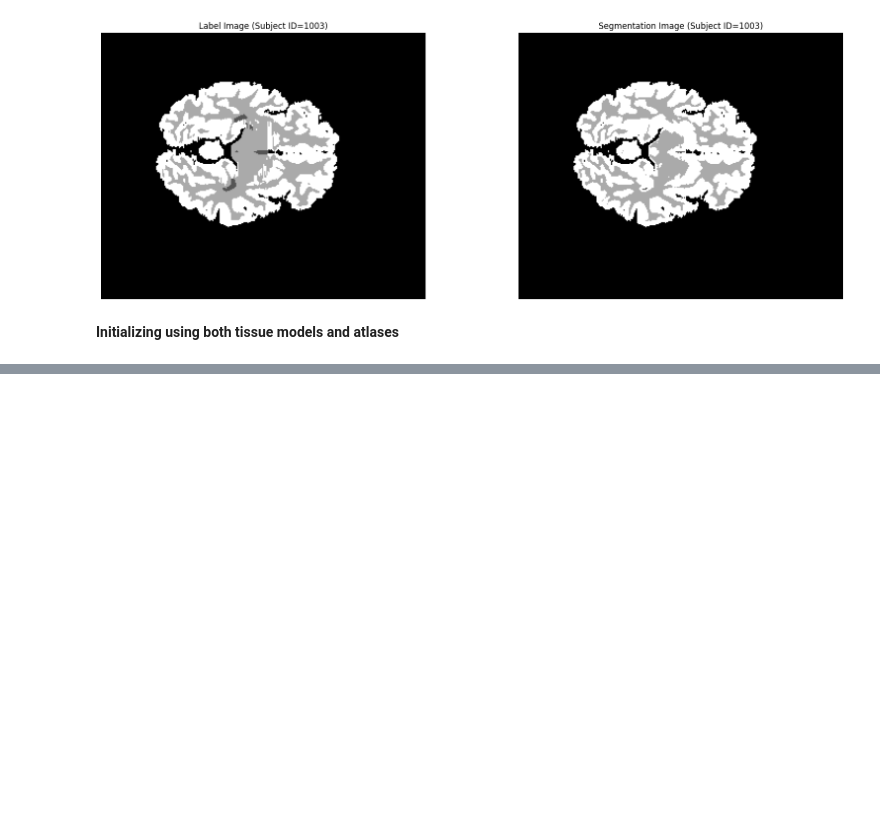
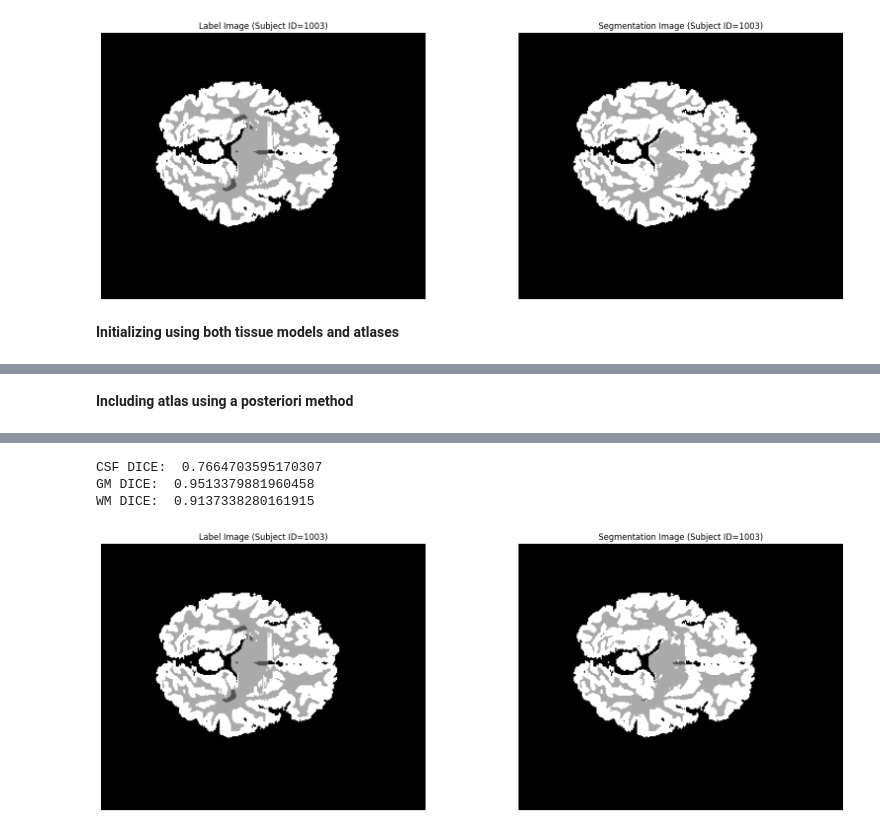
Before and after one commit to abdel-habib/medical-image-segmentation-and-applications, a Jupyter notebook: Lab 3/EM_experiments.ipynb, the cells around one changed output, grey strips where cells are left out. Saved outputs shown, nothing was run; the diff lists cells and outputs as text; code cells hidden in the pictures; blank space fills up the shorter version.

Commit message:
include atlas results into EM using posteriori method

```diff
--- a/Lab 3/EM_experiments.ipynb
+++ b/Lab 3/EM_experiments.ipynb
@@ -256,3 +256,51 @@ CSF DICE:  0.7289050992494185
 GM DICE:  0.9313152519753548
 WM DICE:  0.887794601414978
 [figure]
+# %% [markdown]
+**Including atlas using a posteriori method**
+# %%
+t1_path         = 'test-set/testing-images/1025.nii.gz'
+labels_gt_file  = 'test-set/testing-labels/1025_3C.nii.gz'
+
+# initialize EM for multi-modal segmentation
+ExpectationMaximization = EM(
+    K=3,
+    params_init_type = "tissue_models_atlas",
+    modality='single'
+)
+
+# perform EM algorithm
+segmentation_result = ExpectationMaximization.fit(
+    n_iterations = 20,
+    labels_gt_file = labels_gt_file,
+    t1_path = t1_path,
+    correct_labels = True,
+    tissue_model_csv_dir = 'atlas_outputs/tissue_model_probability_data.csv',
+    atlas_csf = NM.load_nifti('output/labels/output_1025/mean_csf/result.nii')[0],
+    atlas_wm  = NM.load_nifti('output/labels/output_1025/mean_wm/result.nii')[0],
+    atlas_gm  = NM.load_nifti('output/labels/output_1025/mean_gm/result.nii')[0],
+    include_atlas = 'posteriori'
+)
+
+# read the labels gt file
+labels_nifti, _ = NM.load_nifti(labels_gt_file)
+
+segmentation_tissue_model_bg  = segmentation_result == 0
+segmentation_tissue_model_csf = segmentation_result == 1
+segmentation_tissue_model_wm  = segmentation_result == 2
+segmentation_tissue_model_gm  = segmentation_result == 3
+
+labels_nifti_CSF              = labels_nifti == 1
+labels_nifti_WM               = labels_nifti == 2
+labels_nifti_GM               = labels_nifti == 3
+
+dice_csf    = EVAL.calc_dice_coefficient(labels_nifti_CSF, segmentation_tissue_model_csf)
+dice_wm     = EVAL.calc_dice_coefficient(labels_nifti_WM, segmentation_tissue_model_wm)
+dice_gm     = EVAL.calc_dice_coefficient(labels_nifti_GM, segmentation_tissue_model_gm)
+
+print("CSF DICE: ", dice_csf)
+print("GM DICE: ", dice_gm)
+print("WM DICE: ", dice_wm)
+
+NM.show_label_seg_nifti(labels_nifti, segmentation_result, 1003, slice=128)
+# %% [output]
@@ -258,0 +312,4 @@ WM DICE:  0.887794601414978
+CSF DICE:  0.7664703595170307
+GM DICE:  0.9513379881960458
+WM DICE:  0.9137338280161915
+[figure, added]
```
Also changed, not shown: parts of 7 cells of this notebook, 1 other file.
